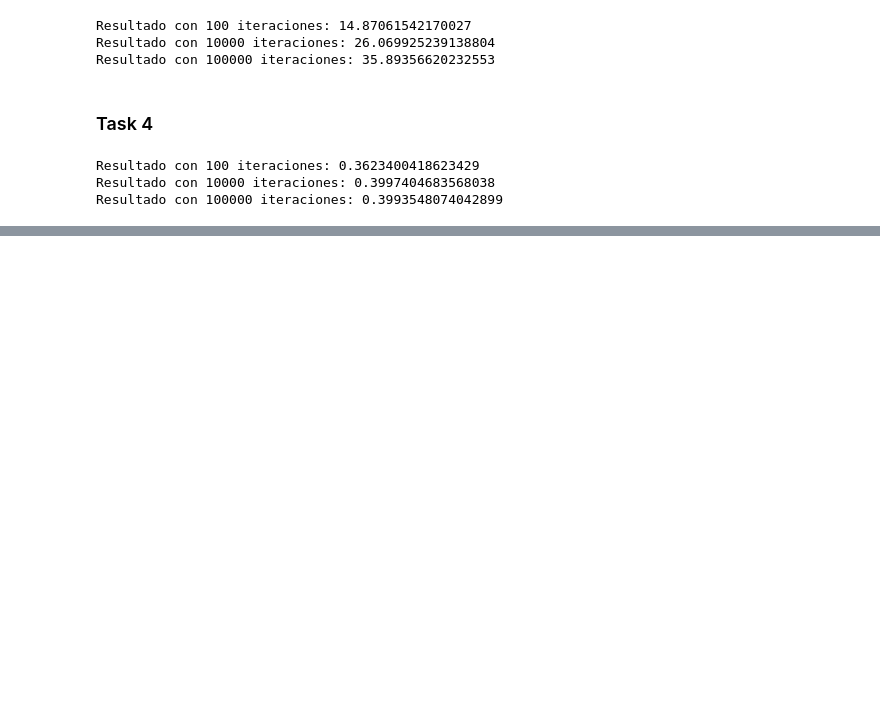
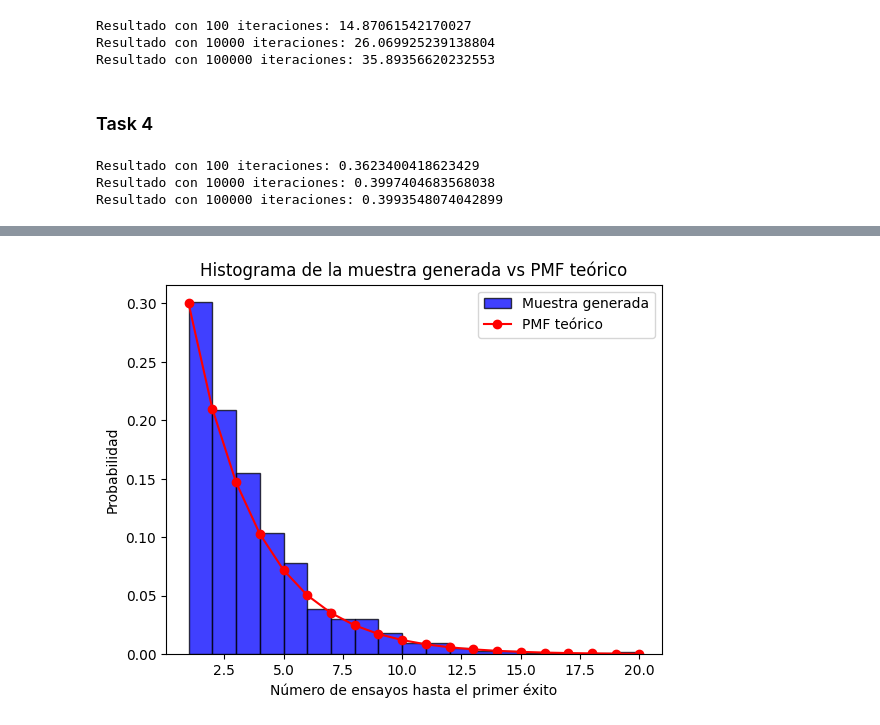
Before and after one commit to FernandezDL/Laboratorio4-Modelacion, a Jupyter notebook: Lab4_Modelacion.ipynb, the cells around one changed output, grey strips where cells are left out. Cells and saved outputs as stored; diff of their text form; code cells hidden in the pictures; blank space fills up the shorter version.

```diff
--- a/Lab4_Modelacion.ipynb
+++ b/Lab4_Modelacion.ipynb
@@ -129,0 +152,31 @@ Resultado con 100000 iteraciones: 0.3993548074042899
+# %%
+import numpy as np
+import matplotlib.pyplot as plt
+import math
+
+p = 0.3
+
+def generate_geometric_sample(p, size):
+    U = np.random.uniform(0, 1, size)
+    sample = np.ceil(np.log(1 - U) / np.log(1 - p))
+    return sample
+
+# Generar una muestra de tamaño 1000
+sample_size = 1000
+sample = generate_geometric_sample(p, sample_size)
+
+# Histograma de la muestra generada
+plt.hist(sample, bins=range(1, int(max(sample)) + 1), density=True, alpha=0.75, color='blue', edgecolor='black', label='Muestra generada')
+
+# PMF teórico de la distribución geométrica
+x = np.arange(1, int(max(sample)) + 1)
+pmf = [(1 - p)**(k - 1) * p for k in x]
+plt.plot(x, pmf, 'ro-', label='PMF teórico')
+
+plt.xlabel('Número de ensayos hasta el primer éxito')
+plt.ylabel('Probabilidad')
+plt.title('Histograma de la muestra generada vs PMF teórico')
+plt.legend()
+plt.show()
+# %% [output]
+[figure, added]
```
Also changed, not shown: parts of 5 cells of this notebook.
